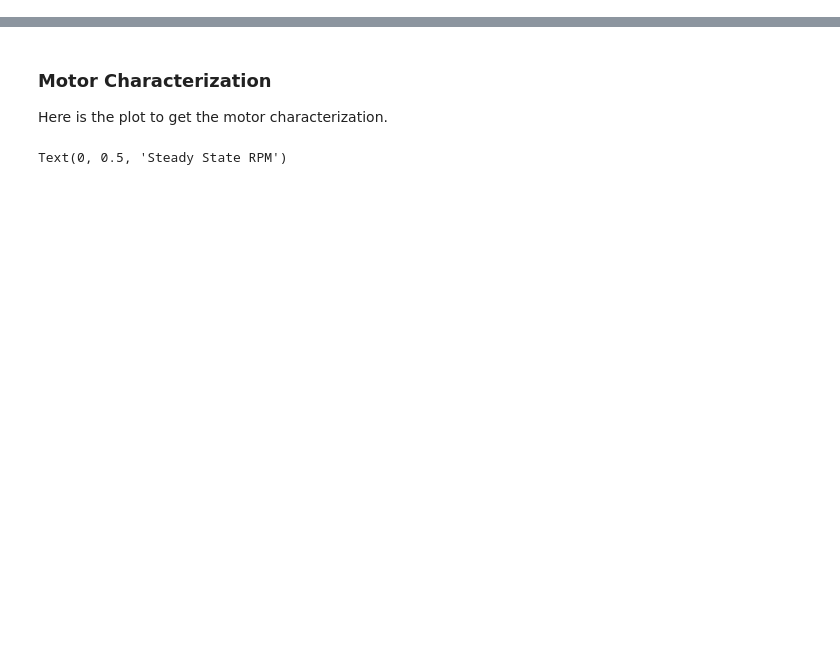
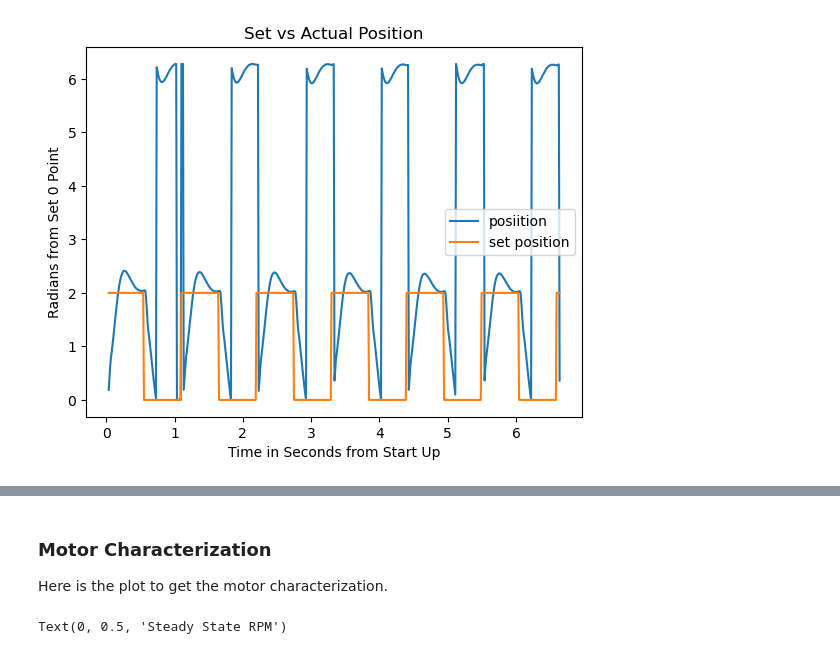
Before and after one commit to Capstone2302/RLWheel, a Jupyter notebook: plotting.ipynb, the cells around one changed output, grey strips where cells are left out. Cells and saved outputs as stored; diff of their text form; code cells hidden in the pictures; blank space fills up the shorter version.

```diff
--- a/plotting.ipynb
+++ b/plotting.ipynb
@@ -157,3 +201,7 @@ Processing/Logs/2024-03-18_11-36-01.csv
+# %%
+plot_rad_difference_vals(df)
+# %% [output]
+[figure, added]
 # %%
 plot_loop_closure_times_wheel(df)
 print(data_processor.get_headers(df))
```
Also changed, not shown: parts of 7 cells of this notebook, 4 other files.
